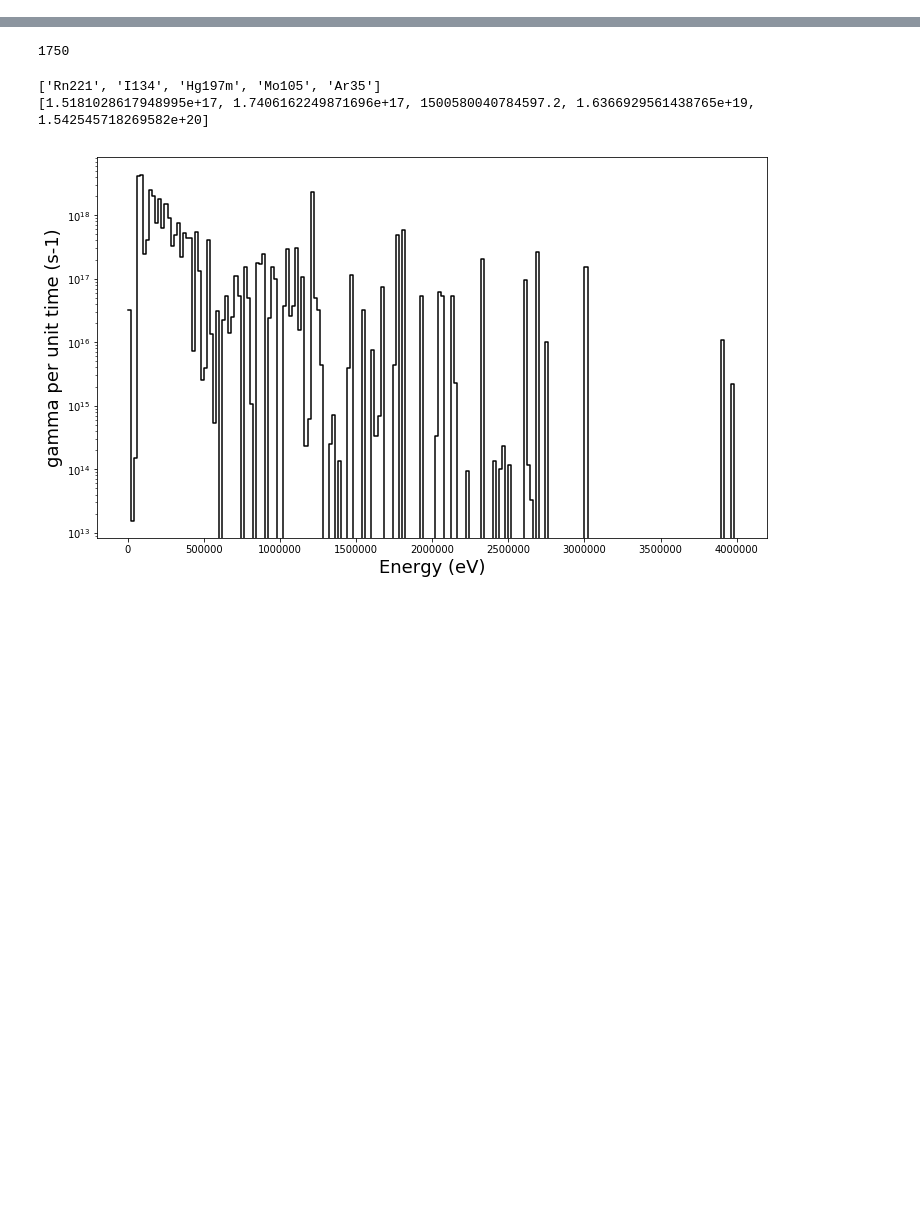
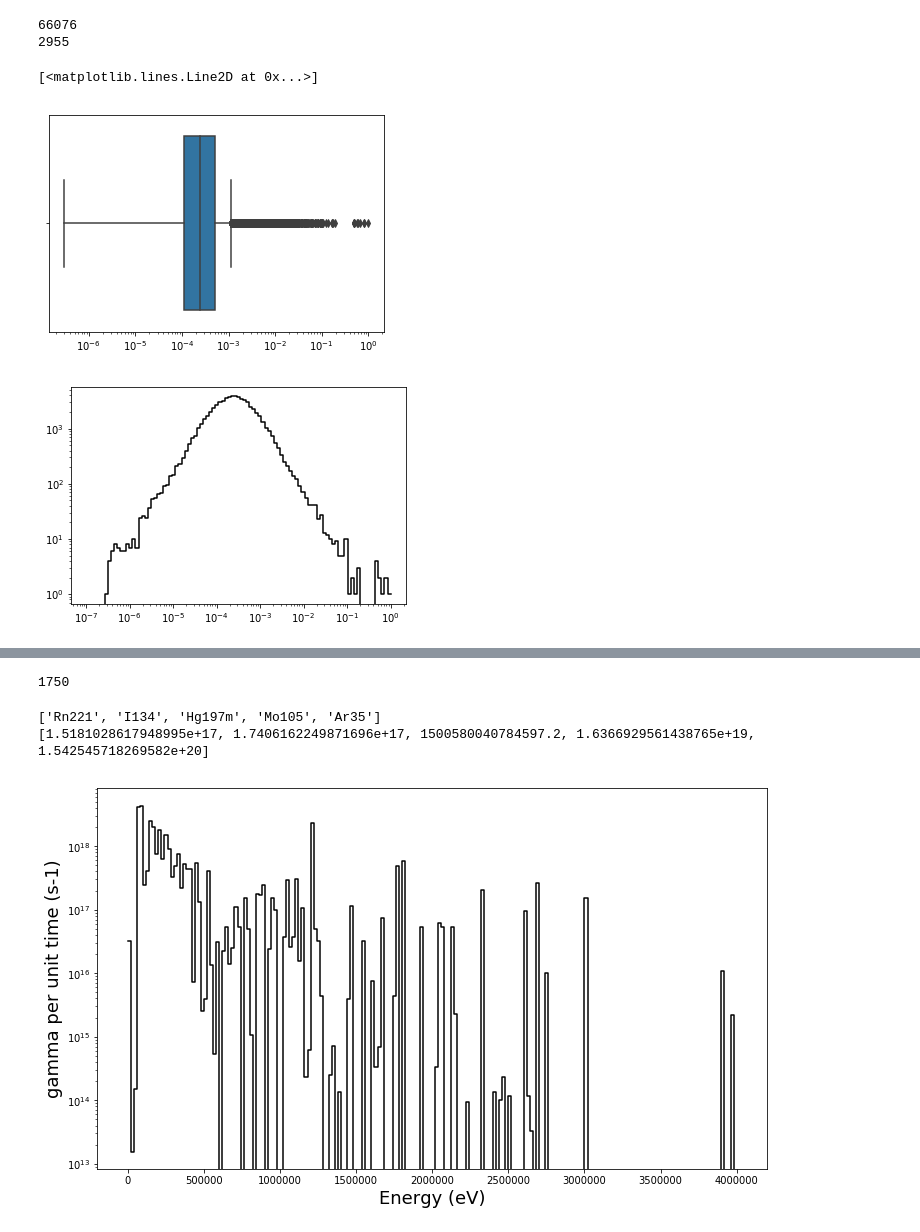
Before and after one commit to fispact/actigamma, a Jupyter notebook: examples/experiments.ipynb, the cells around one changed output, grey strips where cells are left out. Saved outputs shown, nothing was run; the diff lists cells and outputs as text; code cells hidden in the pictures; blank space fills up the shorter version.

```diff
--- a/examples/experiments.ipynb
+++ b/examples/experiments.ipynb
@@ -22,0 +76,30 @@ grid = ag.EnergyGrid(bounds=ag.linspace(MINENERGY, MAXENERGY, NBINS+1))
+# %%
+# look at the uncertainties on the line values
+uncerts = []
+nouncertcount = 0
+for nuc in allradionuclides:
+    line = db.getenergies(nuc, spectype=SPECTYPE)
+    unc = db.getenergiesunc(nuc, spectype=SPECTYPE)
+    for l,u in zip(line, unc):
+        if u > 0:
+            uncerts.append(u/l)
+        else:
+            nouncertcount += 1
+
+
+print(len(uncerts))
+print(nouncertcount)
+ax = sns.boxplot(x=uncerts)
+plt.xscale("log")
+
+f = plt.figure()
+hist, bin_edges = np.histogram(uncerts, density=False, bins=np.logspace(-7,0, 100))
+X, Y = ag.getplotvalues(bin_edges, hist)
+# plt.xlim(0,100)
+plt.loglog(X, Y, 'k')
+# %% [output]
+66076
+2955
+[<matplotlib.lines.Line2D at 0x...>]
+[figure, added]
+[figure, added]
```
Also changed, not shown: parts of 14 cells of this notebook, 1 other file.
